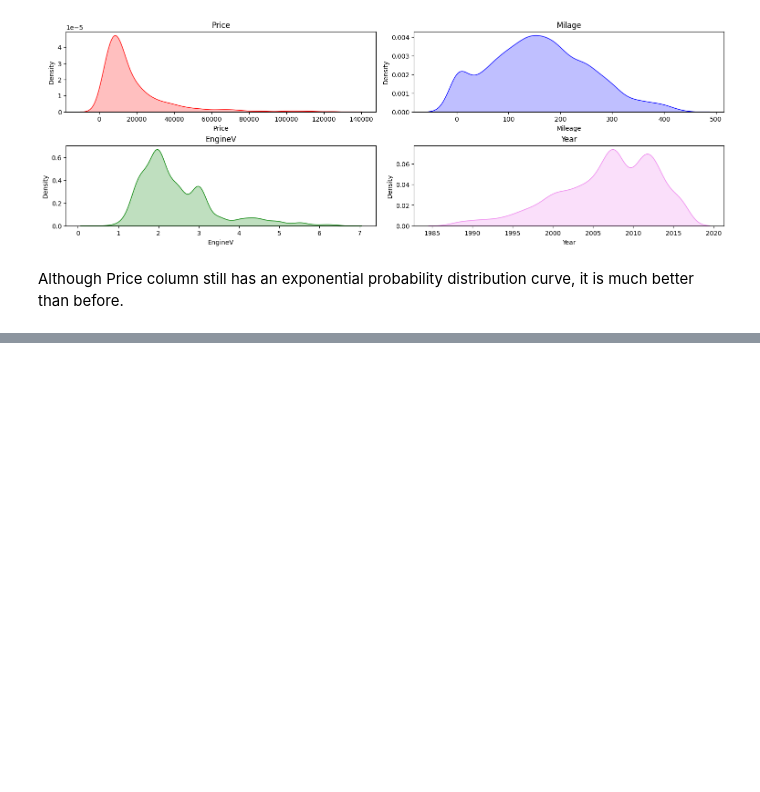
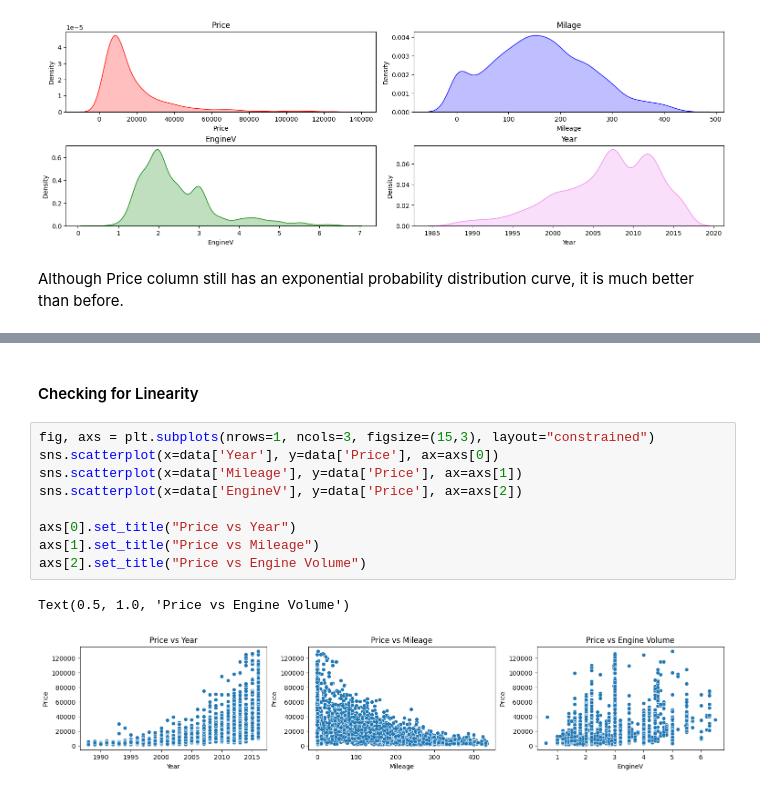
Before and after one commit to HritikShukla02/ML-Linear-Regression, a Jupyter notebook: Used cars.ipynb, the cells around one changed output, grey strips where cells are left out. Saved outputs shown, nothing was run; the diff lists cells and outputs as text; blank space fills up the shorter version.

```diff
--- a/Used cars.ipynb
+++ b/Used cars.ipynb
@@ -140,0 +152,14 @@ Although Price column still has an exponential probability distribution curve, i
+# %% [markdown]
+#### Checking for Linearity
+# %%
+fig, axs = plt.subplots(nrows=1, ncols=3, figsize=(15,3), layout="constrained")
+sns.scatterplot(x=data['Year'], y=data['Price'], ax=axs[0])
+sns.scatterplot(x=data['Mileage'], y=data['Price'], ax=axs[1])
+sns.scatterplot(x=data['EngineV'], y=data['Price'], ax=axs[2])
+
+axs[0].set_title("Price vs Year")
+axs[1].set_title("Price vs Mileage")
+axs[2].set_title("Price vs Engine Volume")
+# %% [output]
+Text(0.5, 1.0, 'Price vs Engine Volume')
+[figure, added]
```
Also changed, not shown: parts of 79 cells of this notebook.
